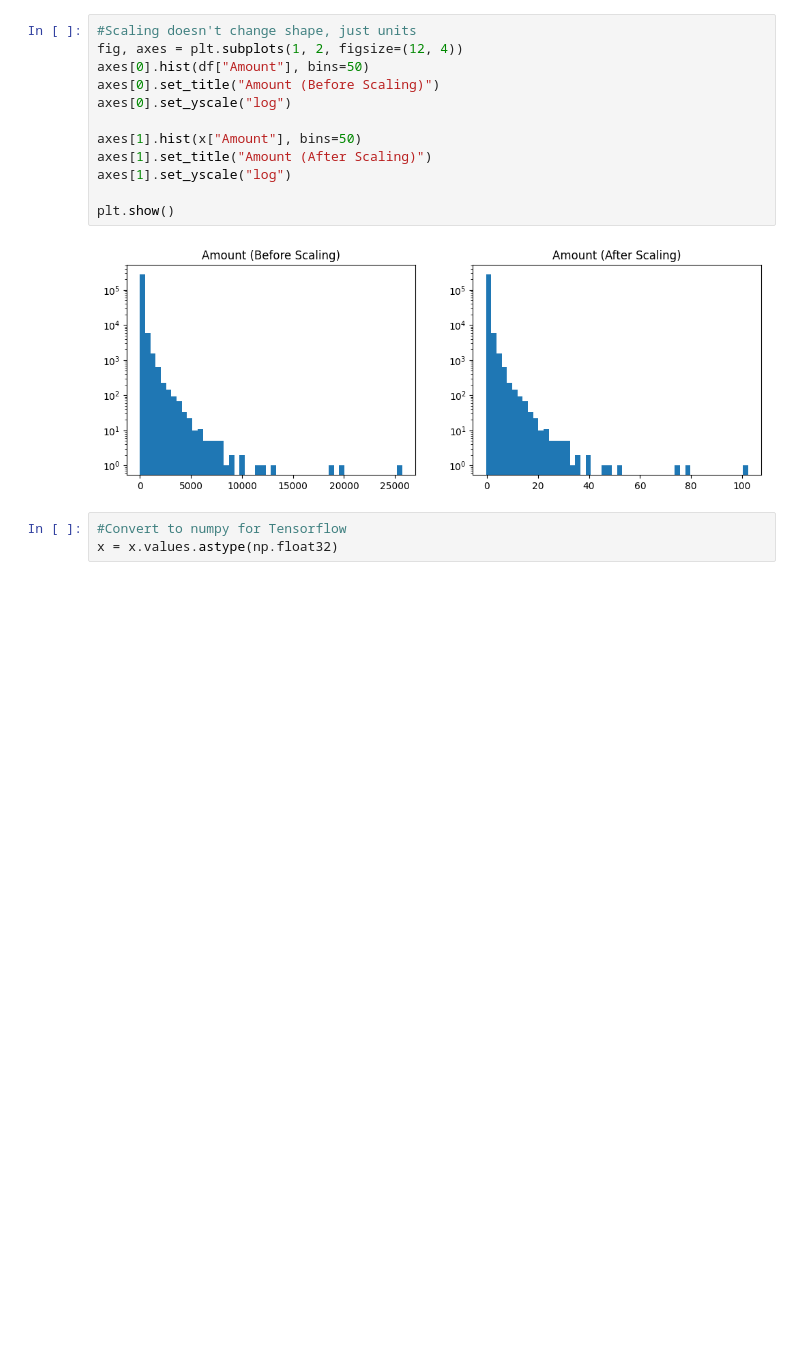
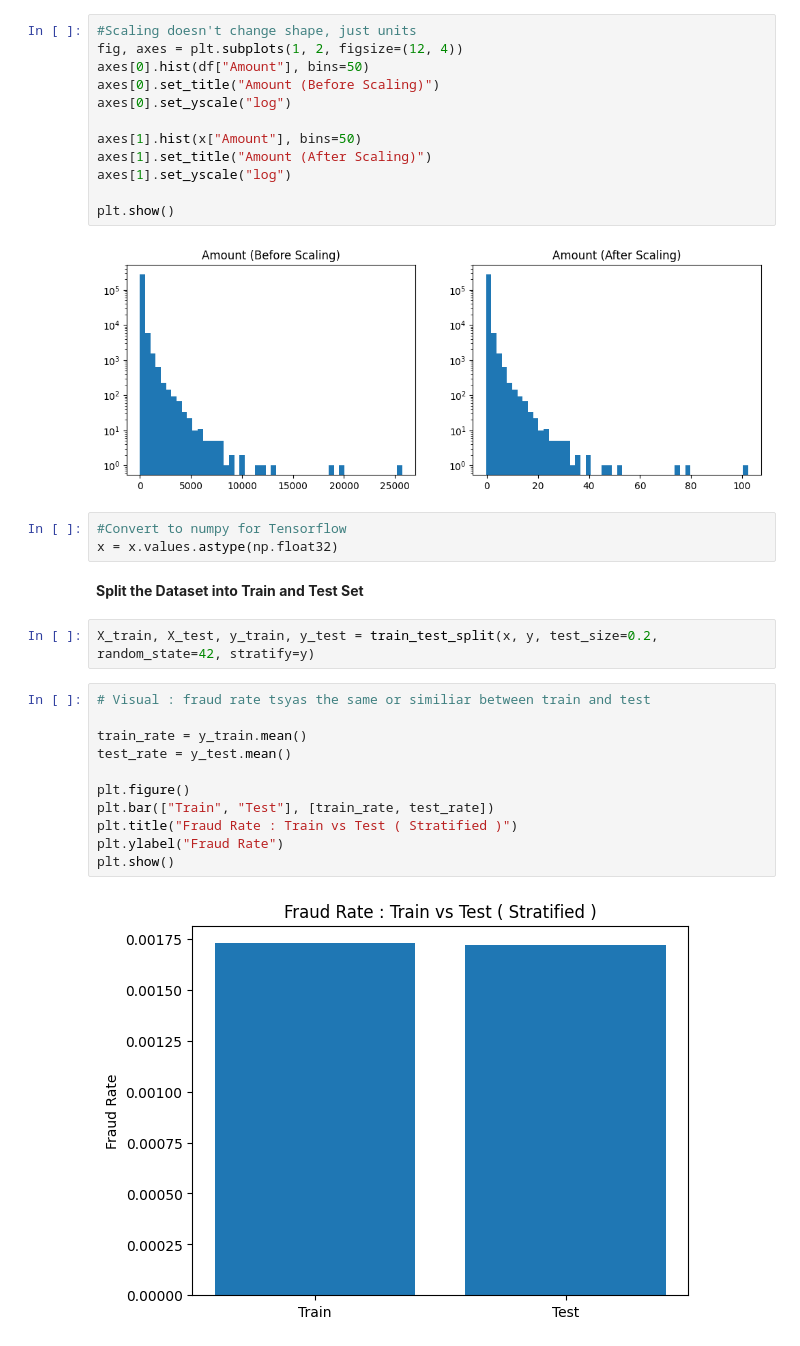
Before and after one commit to Ws995566/Credit-Card-Fraud-Detection-model, a Jupyter notebook: main_code.ipynb, the cells around one changed output. Cells and saved outputs as stored; diff of their text form; blank space fills up the shorter version.

Commit message:
Stratified Train / Test Split

```diff
--- a/main_code.ipynb
+++ b/main_code.ipynb
@@ -127,3 +127,20 @@ plt.show()
 # %%
 #Convert to numpy for Tensorflow
 x = x.values.astype(np.float32)
+# %% [markdown]
+**Split the Dataset into Train and Test Set**
+# %%
+X_train, X_test, y_train, y_test = train_test_split(x, y, test_size=0.2, random_state=42, stratify=y)
+# %%
+# Visual : fraud rate tsyas the same or similiar between train and test
+
+train_rate = y_train.mean()
+test_rate = y_test.mean()
+
+plt.figure()
+plt.bar(["Train", "Test"], [train_rate, test_rate])
+plt.title("Fraud Rate : Train vs Test ( Stratified )")
+plt.ylabel("Fraud Rate")
+plt.show()
+# %% [output]
+[figure, added]
```
